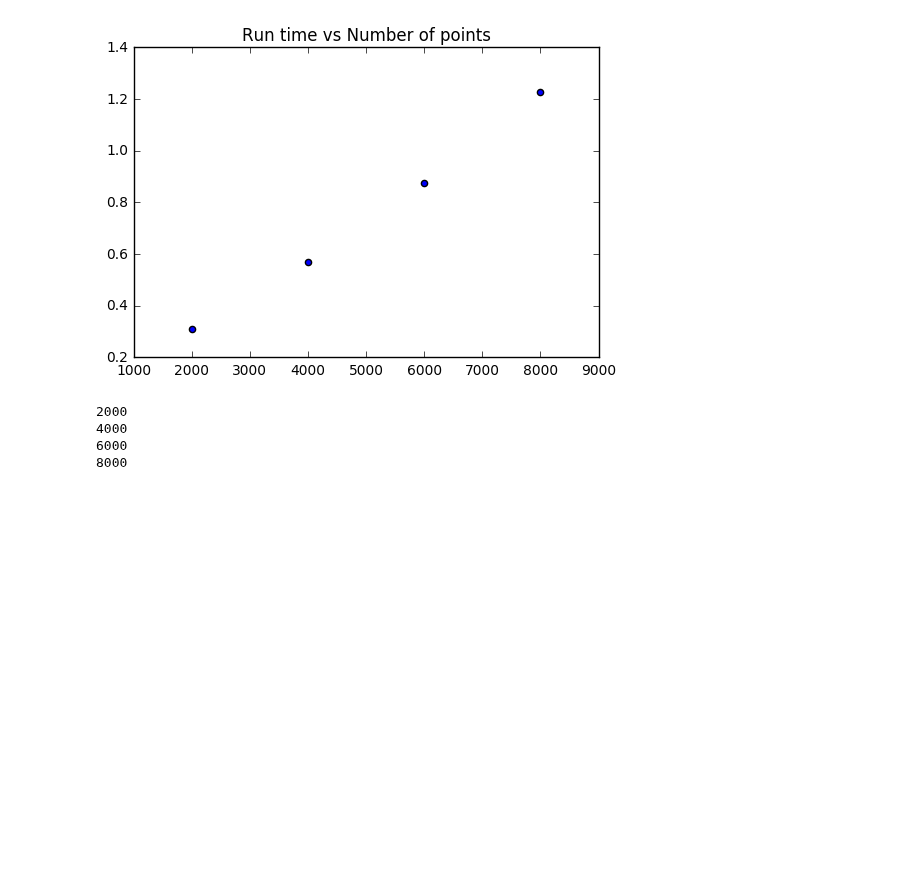
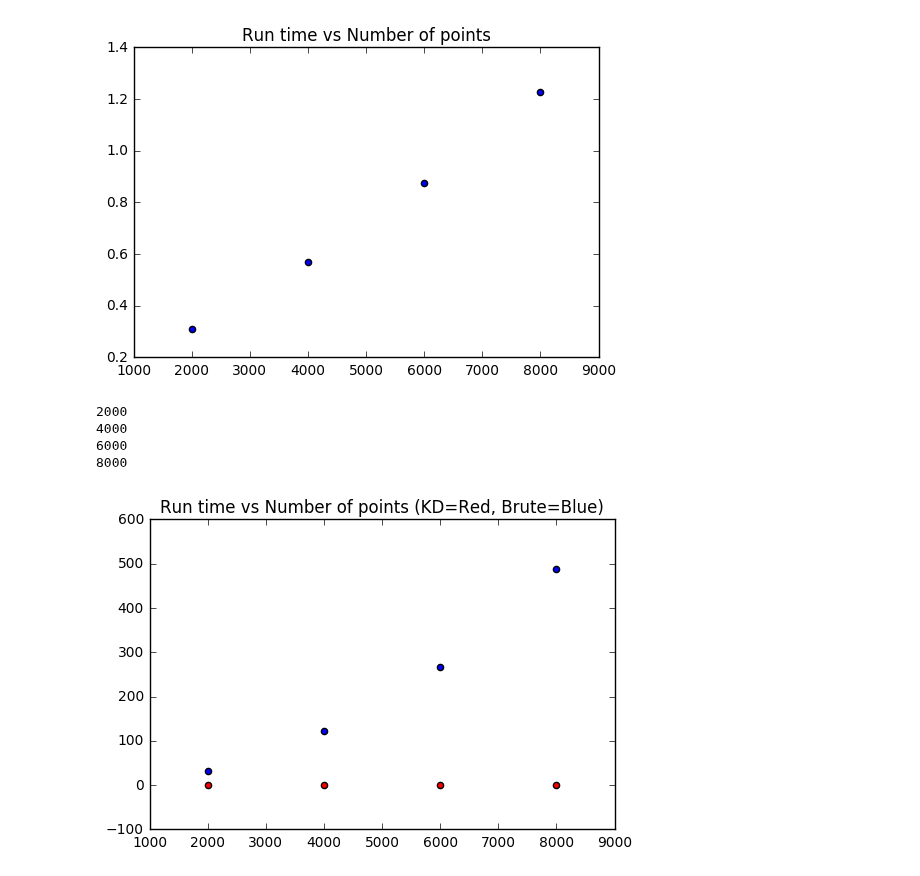
Before and after one commit to NeuroDataDesign/pan-synapse, a Jupyter notebook: background/Sort.ipynb, the cells around one changed output. Cells and saved outputs as stored; diff of their text form; code cells hidden in the pictures; blank space fills up the shorter version.

Commit message:
added chart at the end

```diff
--- a/background/Sort.ipynb
+++ b/background/Sort.ipynb
@@ -241,3 +241,13 @@ for i in range(2000,10000,2000):
 4000
 6000
 8000
+# %%
+plt.figure()
+plt.title('Run time vs Number of points (KD=Red, Brute=Blue)')
+x, y = zip(*(kdTimeStats))
+plt.scatter(x, y, c='r')
+x, y = zip(*(bruteTimeStats))
+plt.scatter(x, y, c='b')
+plt.show()
+# %% [output]
+[figure, added]
```
